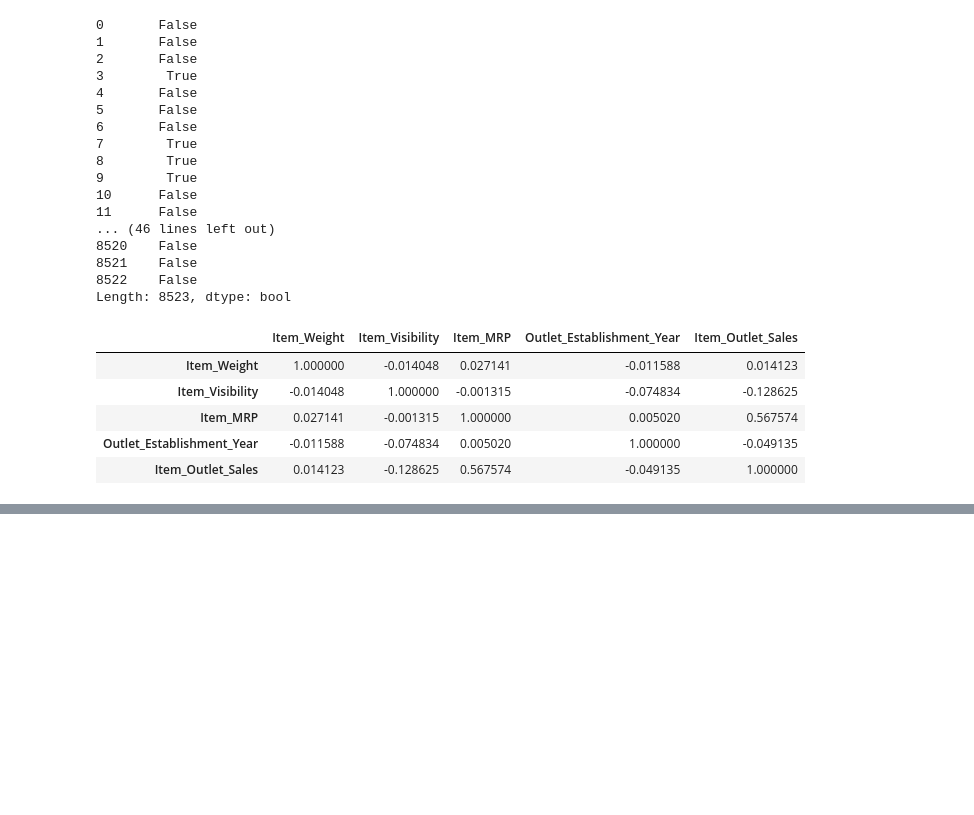
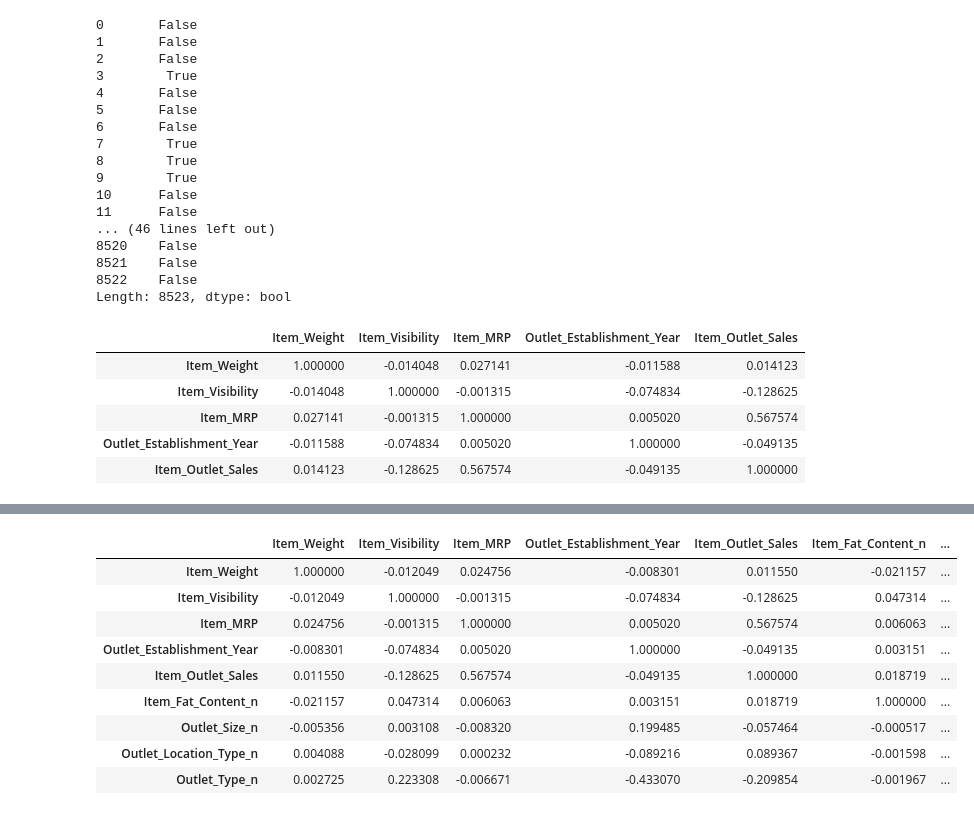
Before and after one commit to davidReward/ds_project, a Jupyter notebook: info/Part_I.ipynb, the cells around one changed output, grey strips where cells are left out. Drawn from its saved outputs; the diff is of its cells as text; code cells hidden in the pictures; blank space fills up the shorter version.

```diff
--- a/info/Part_I.ipynb
+++ b/info/Part_I.ipynb
@@ -225,0 +239,21 @@ dtype: bool
+# %%
+train['Outlet_Size_n'] = train['Outlet_Size'].apply(size_to_numeric)
+# %%
+train['Outlet_Location_Type_n'] = train['Outlet_Location_Type'].apply(loc_type_to_numeric)
+# %%
+train['Outlet_Type_n'] = train['Outlet_Type'].apply(type_to_numeric)
+# %%
+train['Outlet_Location_Type_n'] = train['Outlet_Location_Type'].apply(loc_type_to_numeric)
+# %%
+train.corr()
+# %% [output]
+|  | Item_Weight | Item_Visibility | Item_MRP | Outlet_Establishment_Year | Item_Outlet_Sales | Item_Fat_Content_n | ... |
+| Item_Weight | 1.000000 | -0.012049 | 0.024756 | -0.008301 | 0.011550 | -0.021157 | ... |
+| Item_Visibility | -0.012049 | 1.000000 | -0.001315 | -0.074834 | -0.128625 | 0.047314 | ... |
+| Item_MRP | 0.024756 | -0.001315 | 1.000000 | 0.005020 | 0.567574 | 0.006063 | ... |
+| Outlet_Establishment_Year | -0.008301 | -0.074834 | 0.005020 | 1.000000 | -0.049135 | 0.003151 | ... |
+| Item_Outlet_Sales | 0.011550 | -0.128625 | 0.567574 | -0.049135 | 1.000000 | 0.018719 | ... |
+| Item_Fat_Content_n | -0.021157 | 0.047314 | 0.006063 | 0.003151 | 0.018719 | 1.000000 | ... |
+| Outlet_Size_n | -0.005356 | 0.003108 | -0.008320 | 0.199485 | -0.057464 | -0.000517 | ... |
+| Outlet_Location_Type_n | 0.004088 | -0.028099 | 0.000232 | -0.089216 | 0.089367 | -0.001598 | ... |
+| Outlet_Type_n | 0.002725 | 0.223308 | -0.006671 | -0.433070 | -0.209854 | -0.001967 | ... |
```
Also changed, not shown: parts of 12 cells of this notebook.
